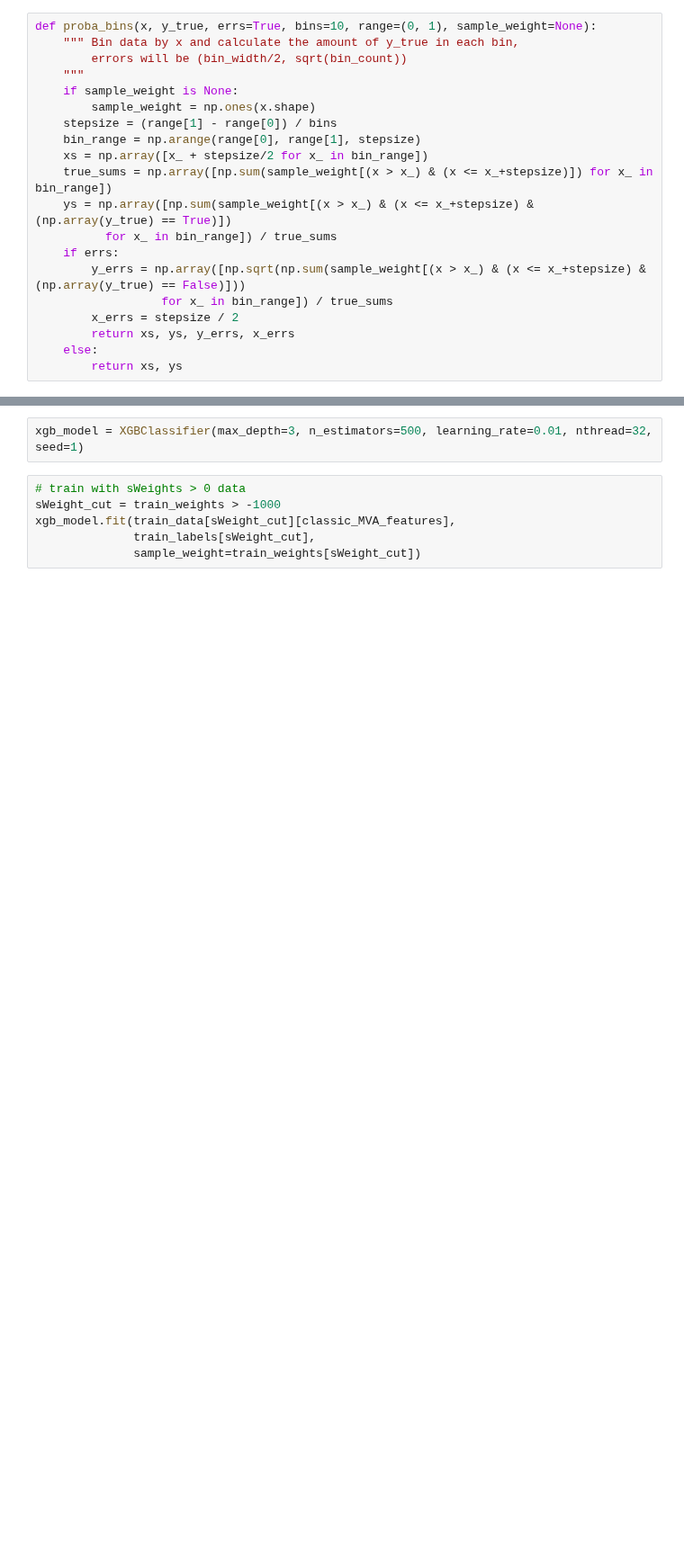
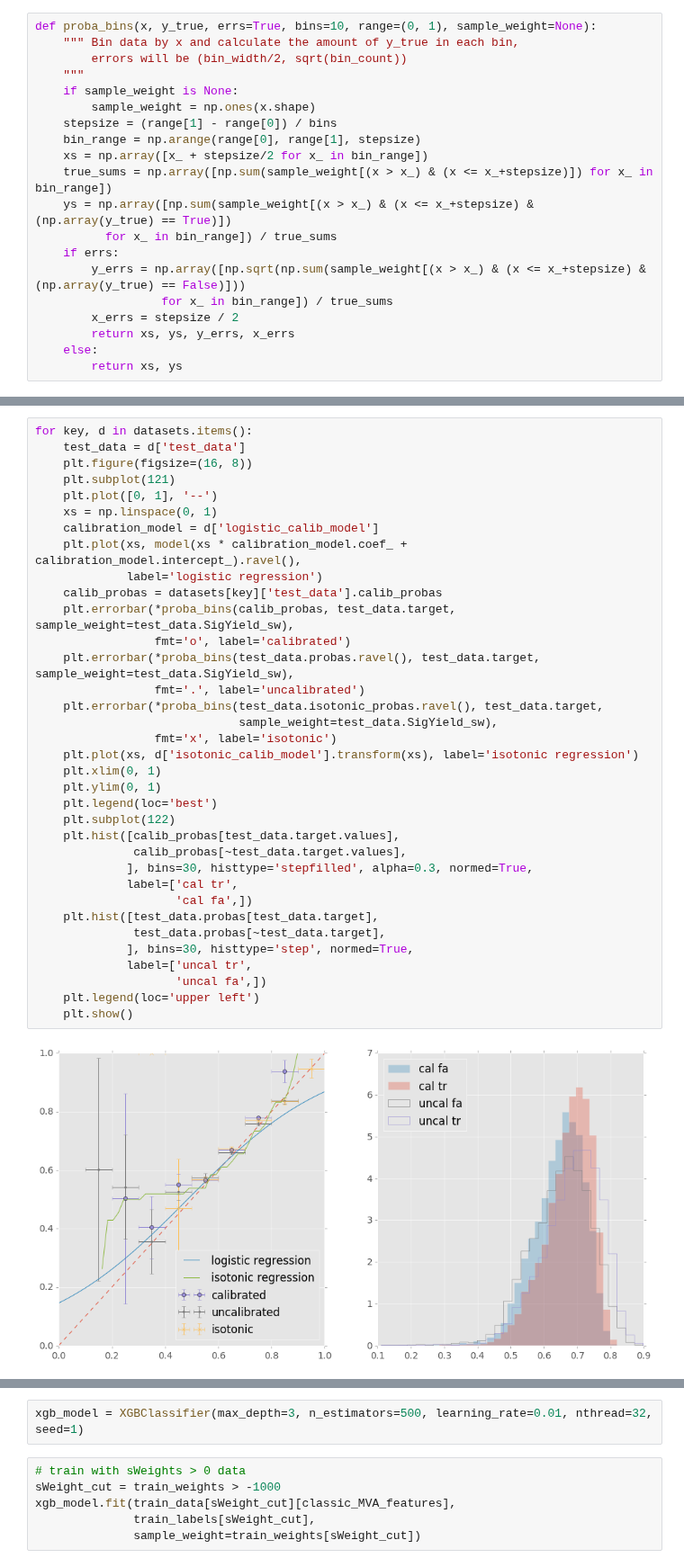
Before and after one commit to bixel/fttrainer, a Jupyter notebook: muon-training.ipynb, the cells around one changed output, grey strips where cells are left out. Shown at 90% size. Cells and saved outputs as stored; diff of their text form; blank space fills up the shorter version.

```diff
--- a/muon-training.ipynb
+++ b/muon-training.ipynb
@@ -237,0 +274,37 @@ np.sum(test_weights * (test_labels == False)) / get_event_number(test_data)
+# %%
+for key, d in datasets.items():
+    test_data = d['test_data']
+    plt.figure(figsize=(16, 8))
+    plt.subplot(121)
+    plt.plot([0, 1], '--')
+    xs = np.linspace(0, 1)
+    calibration_model = d['logistic_calib_model']
+    plt.plot(xs, model(xs * calibration_model.coef_ + calibration_model.intercept_).ravel(),
+             label='logistic regression')
+    calib_probas = datasets[key]['test_data'].calib_probas
+    plt.errorbar(*proba_bins(calib_probas, test_data.target, sample_weight=test_data.SigYield_sw),
+                 fmt='o', label='calibrated')
+    plt.errorbar(*proba_bins(test_data.probas.ravel(), test_data.target, sample_weight=test_data.SigYield_sw),
+                 fmt='.', label='uncalibrated')
+    plt.errorbar(*proba_bins(test_data.isotonic_probas.ravel(), test_data.target,
+                             sample_weight=test_data.SigYield_sw),
+                 fmt='x', label='isotonic')
+    plt.plot(xs, d['isotonic_calib_model'].transform(xs), label='isotonic regression')
+    plt.xlim(0, 1)
+    plt.ylim(0, 1)
+    plt.legend(loc='best')
+    plt.subplot(122)
+    plt.hist([calib_probas[test_data.target.values],
+              calib_probas[~test_data.target.values],
+             ], bins=30, histtype='stepfilled', alpha=0.3, normed=True,
+             label=['cal tr',
+                    'cal fa',])
+    plt.hist([test_data.probas[test_data.target],
+              test_data.probas[~test_data.target],
+             ], bins=30, histtype='step', normed=True,
+             label=['uncal tr',
+                    'uncal fa',])
+    plt.legend(loc='upper left')
+    plt.show()
+# %% [output]
+[figure, added]
```
Also changed, not shown: parts of 12 cells of this notebook.
